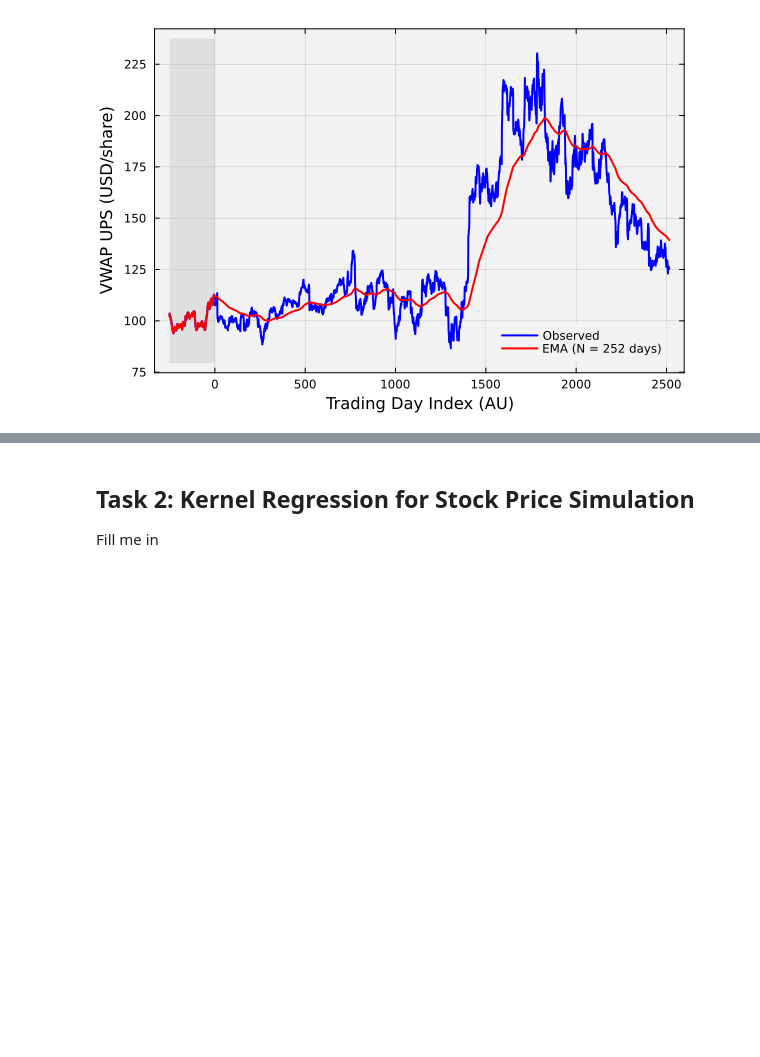
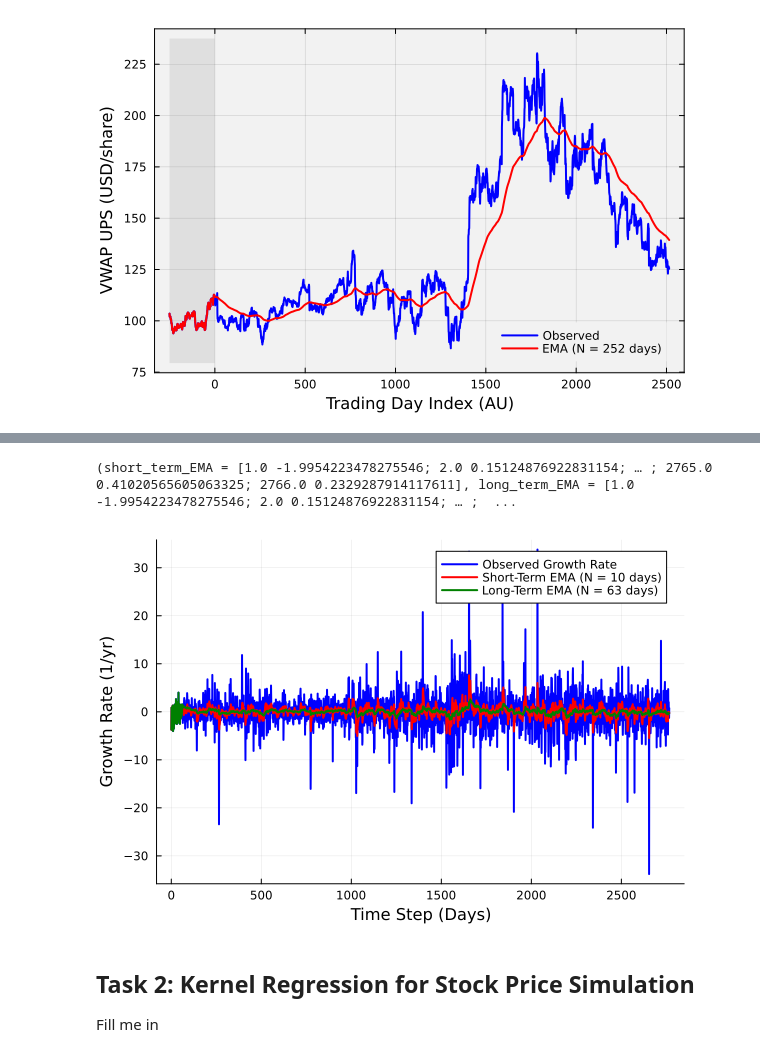
Before and after one commit to sp2229/CHEME-5820-Labs-Spring-2026, a Jupyter notebook: labs/week-4/L4d/CHEME-5820-L4d-Lab-Solution-KernelRegression-Spring-2026.ipynb, the cells around one changed output, grey strips where cells are left out. Drawn from its saved outputs; the diff is of its cells as text; code cells hidden in the pictures; blank space fills up the shorter version.

```diff
--- a/labs/week-4/L4d/CHEME-5820-L4d-Lab-Solution-KernelRegression-Spring-2026.ipynb
+++ b/labs/week-4/L4d/CHEME-5820-L4d-Lab-Solution-KernelRegression-Spring-2026.ipynb
@@ -71,0 +87,15 @@ list_of_tickers = keys(dataset) |> collect |> sort # list of firm "ticker" symbo
+# %%
+G = let
+
+    # initialize -
+    r̄ = 0.0; # assume the risk-free rate is 0
+    Δt = (1/252); # time step size (units: years)
+
+    # what are my input tickers?
+
+    # compute the growth matrix -
+    growth_rate_array = log_growth_matrix(dataset, list_of_tickers, Δt = Δt,
+        risk_free_rate = r̄); # other optional parameters are at their defaults
+
+    growth_rate_array; # return
+end;
@@ -158,3 +272,30 @@ end
+# %%
+Z = EMA_growth_rate_data["AAPL"]
+# %% [output]
+(short_term_EMA = [1.0 -1.9954223478275546; 2.0 0.15124876922831154; … ; 2765.0 0.41020565605063325; 2766.0 0.2329287914117611], long_term_EMA = [1.0 -1.9954223478275546; 2.0 0.15124876922831154; … ;  ...
+# %%
+let
+
+    # initialize -
+    ema_data = EMA_growth_rate_data[my_ticker];
+    i = findfirst(==(my_ticker), list_of_tickers); # index of the ticker in the list_of_tickers
+    gᵢ = G[:, i]; # actual growth rate time series for the ticker
+
+
+    # plot base -
+    plot(gᵢ, label="Observed Growth Rate", color=:blue, linewidth=2,
+         xlabel = "Time Step (Days)", ylabel = "Growth Rate (1/yr)");
+
+    # plot short-term EMA -
+    short_term_EMA = ema_data.short_term_EMA;
+    plot!(short_term_EMA[:,1], short_term_EMA[:,2], label="Short-Term EMA (N = $(Nₒ) days)", color=:red, linewidth=2);
+
+    # plot long-term EMA -
+    long_term_EMA = ema_data.long_term_EMA;
+    plot!(long_term_EMA[:,1], long_term_EMA[:,2], label="Long-Term EMA (N = $(N₁) days)", color=:green, linewidth=2);
+end
+# %% [output]
+[figure, added]
 # %% [markdown]
 ## Task 2: Kernel Regression for Stock Price Simulation
 Fill me in
```
Also changed, not shown: parts of 7 cells of this notebook.
